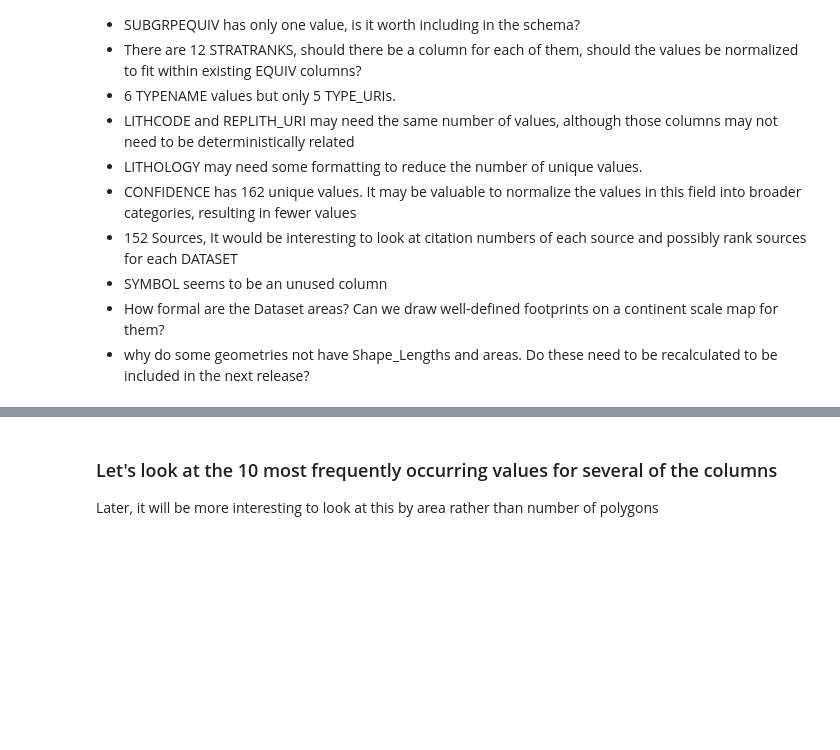
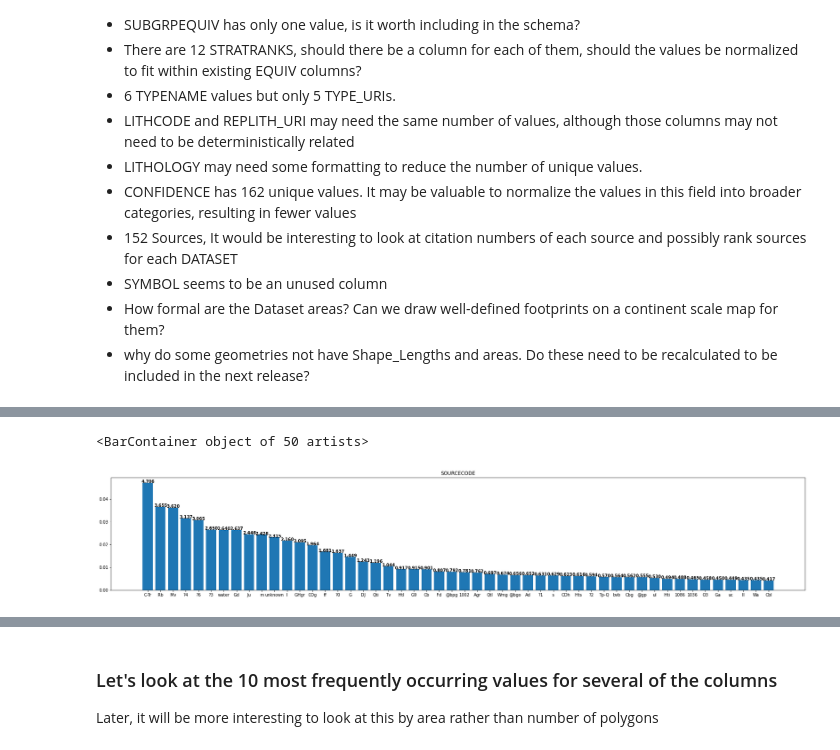
Before and after one commit to selkind/GeoMap, a Jupyter notebook: scratch.ipynb, the cells around one changed output, grey strips where cells are left out. Cells and saved outputs as stored; diff of their text form; code cells hidden in the pictures; blank space fills up the shorter version.

```diff
--- a/scratch.ipynb
+++ b/scratch.ipynb
@@ -56,0 +71,11 @@ display(nunique_cols[28:].transpose())
+# %%
+counts = data["SOURCECODE"].value_counts(ascending=False, normalize=True)
+fig, ax = plt.subplots(1, 1, figsize=(30,5))
+values_to_plot = 50
+ax.set_title("SOURCECODE")
+for i, v in enumerate(counts[:values_to_plot]):
+    ax.text(i - .5, v, f"{v:.5 * 10}"str(v * 100)[:5] + "%", color='black', fontweight='bold')
+ax.bar(counts.index[:values_to_plot], counts[:values_to_plot])
+# %% [output]
+<BarContainer object of 50 artists>
+[figure, added]
```
Also changed, not shown: parts of 7 cells of this notebook.
